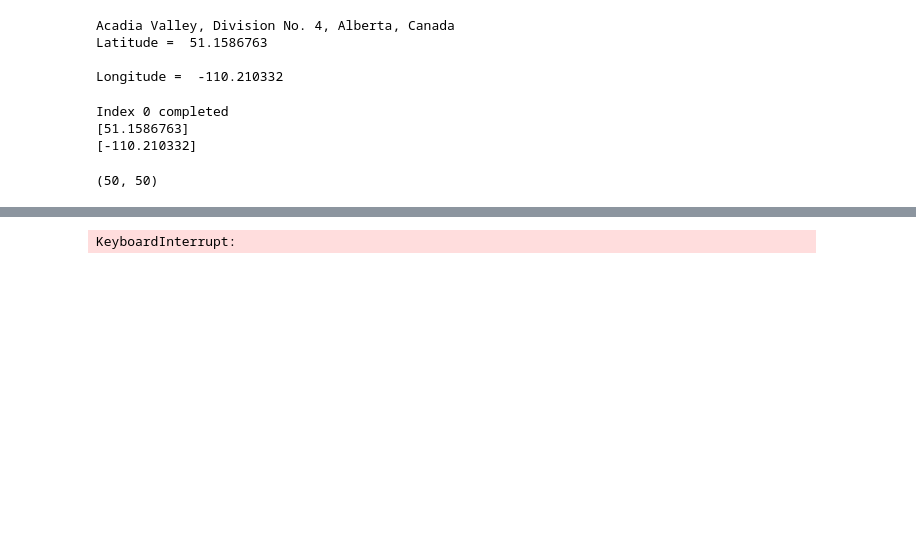
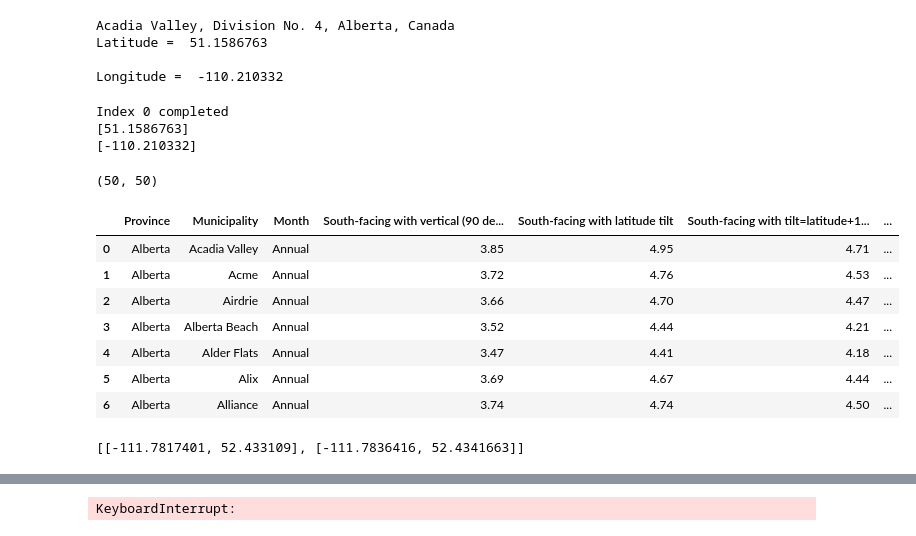
Before and after one commit to UBC-MDS/DSCI-532_2024_9_solar-savers, a Jupyter notebook: processdata.ipynb, the cells around one changed output, grey strips where cells are left out. Drawn from its saved outputs; the diff is of its cells as text; code cells hidden in the pictures; blank space fills up the shorter version.

Commit message:
updated notebook to download polygons

```diff
--- a/processdata.ipynb
+++ b/processdata.ipynb
@@ -99,2 +78,35 @@ len(lat), len(lon)
 # %% [output]
 (50, 50)
+# %%
+coordinate_df = pd.read_csv('data\processed\processed_municip_kWh_with_coordinates.csv')
+coordinate_df.head(7)
+# %% [output]
+|  | Province | Municipality | Month | South-facing with vertical (90 de... | South-facing with latitude tilt | South-facing with tilt=latitude+1... | ... |
+| 0 | Alberta | Acadia Valley | Annual | 3.85 | 4.95 | 4.71 | ... |
+| 1 | Alberta | Acme | Annual | 3.72 | 4.76 | 4.53 | ... |
+| 2 | Alberta | Airdrie | Annual | 3.66 | 4.70 | 4.47 | ... |
+| 3 | Alberta | Alberta Beach | Annual | 3.52 | 4.44 | 4.21 | ... |
+| 4 | Alberta | Alder Flats | Annual | 3.47 | 4.41 | 4.18 | ... |
+| 5 | Alberta | Alix | Annual | 3.69 | 4.67 | 4.44 | ... |
+| 6 | Alberta | Alliance | Annual | 3.74 | 4.74 | 4.50 | ... |
+# %%
+import requests
+
+def get_polygon_coordinates_osm(lat, lon):
+
+    # lat, lon = 51.497782, -113.513721
+
+    # Reverse Geocoding: Get polygon coordinates for the latitude and longitude
+    reverse_geocode_url = f"https://nominatim.openstreetmap.org/reverse?lat={lat}&lon={lon}&format=json&polygon_geojson=1"
+    reverse_geocode_response = requests.get(reverse_geocode_url)
+    if reverse_geocode_response.status_code != 200:
+        return None
+    reverse_geocode_data = reverse_geocode_response.json()
+    if 'geojson' in reverse_geocode_data and 'coordinates' in reverse_geocode_data['geojson']:
+        return reverse_geocode_data['geojson']['coordinates']
+    return None
+
+polygon_coordinates  = get_polygon_coordinates_osm(52.433555, -111.783236)
+polygon_coordinates
+# %% [output]
+[[-111.7817401, 52.433109], [-111.7836416, 52.4341663]]
```
Also changed, not shown: parts of 9 cells of this notebook.
